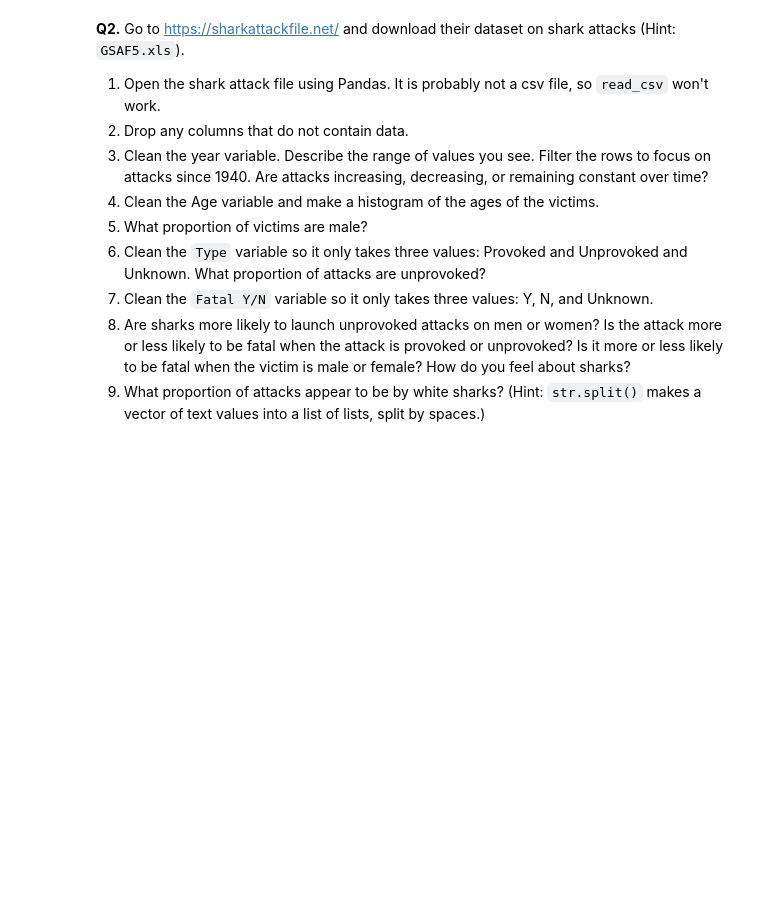
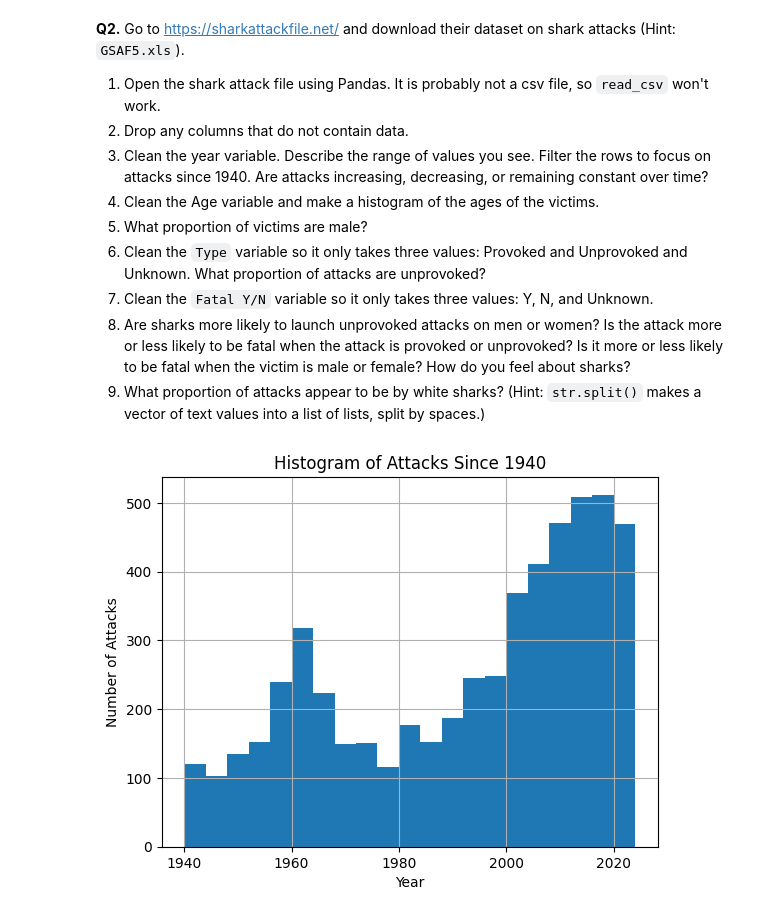
Before and after one commit to Harryshield14/wrangling_assignment, a Jupyter notebook: assignment.ipynb, the cells around one changed output. Cells and saved outputs as stored; diff of their text form; code cells hidden in the pictures; blank space fills up the shorter version.

```diff
--- a/assignment.ipynb
+++ b/assignment.ipynb
@@ -82,3 +105,25 @@ df_clean3 = df3.copy()
 7. Clean the `Fatal Y/N` variable so it only takes three values: Y, N, and Unknown.
 8. Are sharks more likely to launch unprovoked attacks on men or women? Is the attack more or less likely to be fatal when the attack is provoked or unprovoked? Is it more or less likely to be fatal when the victim is male or female? How do you feel about sharks?
 9. What proportion of attacks appear to be by white sharks? (Hint: `str.split()` makes a vector of text values into a list of lists, split by spaces.)
+# %%
+import pandas as pd
+import numpy as np
+import matplotlib.pyplot as plt
+
+df4 = pd.read_excel('/data/GSAF5.xls')
+df4_clean = df4.copy()
+df4_clean = df4_clean.drop(["Unnamed: 21", "Unnamed: 22"], axis = 1)
+df4_clean.head()
+
+df4_clean['Year'] = pd.to_numeric(df4_clean['Year'], errors='coerce').astype("Int64")
+df4_clean.loc[df4_clean['Year'] < 1940, 'Year'] = np.nan
+df_attacks = df4_clean[(df4_clean['Year'] >= 1940)] #The range of values in the years go back to the 1500s, with some values that are not years that need to be converted to NaN
+
+
+df_attacks['Year'].hist(bins=range(1940, 2026, 4))
+plt.xlabel("Year")
+plt.ylabel("Number of Attacks")
+plt.title("Histogram of Attacks Since 1940")
+plt.show() #The histogram shows that since 1940 the number of shark attacks has overal increased over time
+# %% [output]
+[figure, added]
```
Also changed, not shown: parts of 3 cells of this notebook.
